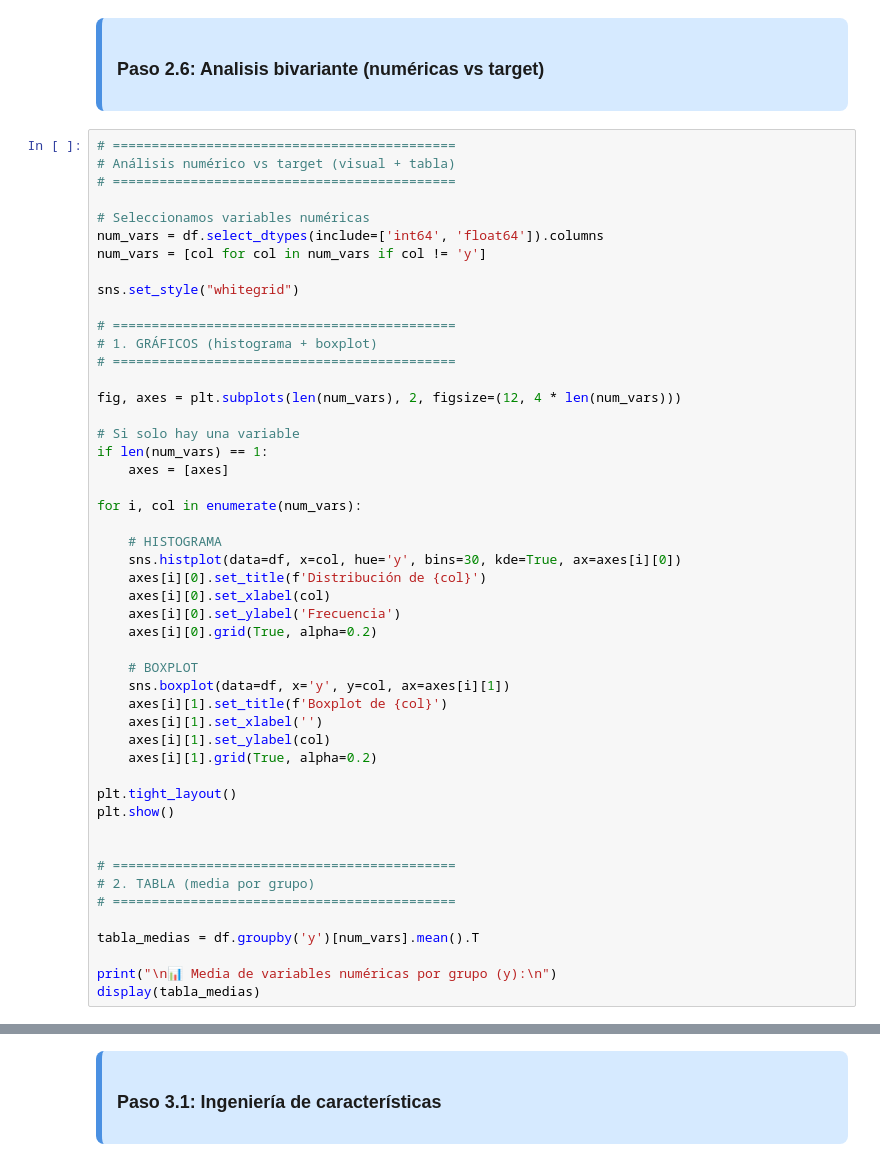
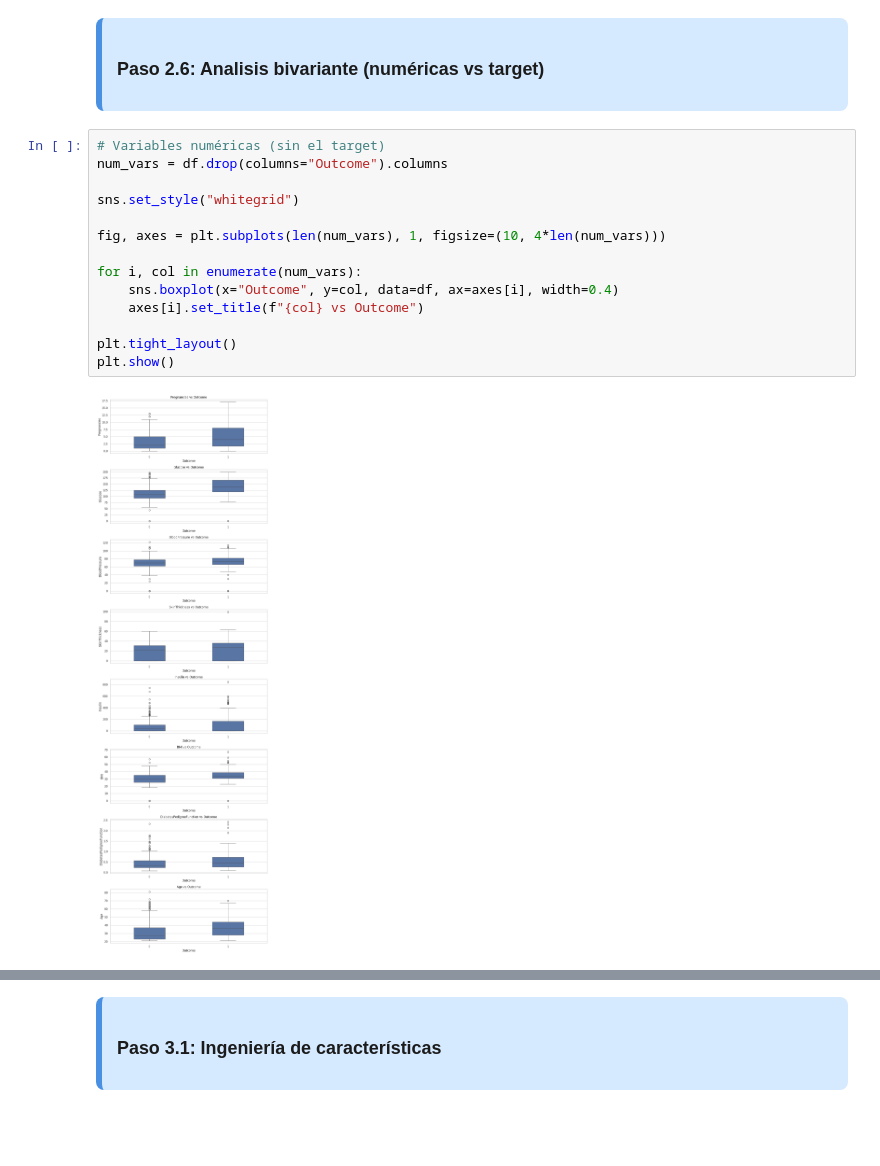
Before and after one commit to 4GeeksAcademy/anaisaponte-GitH-intro-ml, a Jupyter notebook: src/04-eda-diabetes.ipynb, the cells around one changed output, grey strips where cells are left out. Cells and saved outputs as stored; diff of their text form; blank space fills up the shorter version.

```diff
--- a/src/04-eda-diabetes.ipynb
+++ b/src/04-eda-diabetes.ipynb
@@ -502,51 +401,18 @@ En conclusión, las variables `default`, `housing`, `loan` y `poutcome` muestran
 
 </div>
 # %%
-# ============================================
-# Análisis numérico vs target (visual + tabla)
-# ============================================
-
-# Seleccionamos variables numéricas
-num_vars = df.select_dtypes(include=['int64', 'float64']).columns
-num_vars = [col for col in num_vars if col != 'y']
+# Variables numéricas (sin el target)
+num_vars = df.drop(columns="Outcome").columns
 
 sns.set_style("whitegrid")
 
-# ============================================
-# 1. GRÁFICOS (histograma + boxplot)
-# ============================================
-
-fig, axes = plt.subplots(len(num_vars), 2, figsize=(12, 4 * len(num_vars)))
-
-# Si solo hay una variable
-if len(num_vars) == 1:
-    axes = [axes]
+fig, axes = plt.subplots(len(num_vars), 1, figsize=(10, 4*len(num_vars)))
 
 for i, col in enumerate(num_vars):
-
-    # HISTOGRAMA
-    sns.histplot(data=df, x=col, hue='y', bins=30, kde=True, ax=axes[i][0])
-    axes[i][0].set_title(f'Distribución de {col}')
-    axes[i][0].set_xlabel(col)
-    axes[i][0].set_ylabel('Frecuencia')
-    axes[i][0].grid(True, alpha=0.2)
-
-    # BOXPLOT
-    sns.boxplot(data=df, x='y', y=col, ax=axes[i][1])
-    axes[i][1].set_title(f'Boxplot de {col}')
-    axes[i][1].set_xlabel('')
-    axes[i][1].set_ylabel(col)
-    axes[i][1].grid(True, alpha=0.2)
+    sns.boxplot(x="Outcome", y=col, data=df, ax=axes[i], width=0.4)
+    axes[i].set_title(f"{col} vs Outcome")
 
 plt.tight_layout()
 plt.show()
-
-
-# ============================================
-# 2. TABLA (media por grupo)
-# ============================================
-
-tabla_medias = df.groupby('y')[num_vars].mean().T
-
-print("\n📊 Media de variables numéricas por grupo (y):\n")
-display(tabla_medias)
+# %% [output]
+[figure, added]
```
Also changed, not shown: parts of 80 cells of this notebook, 1 other file.
